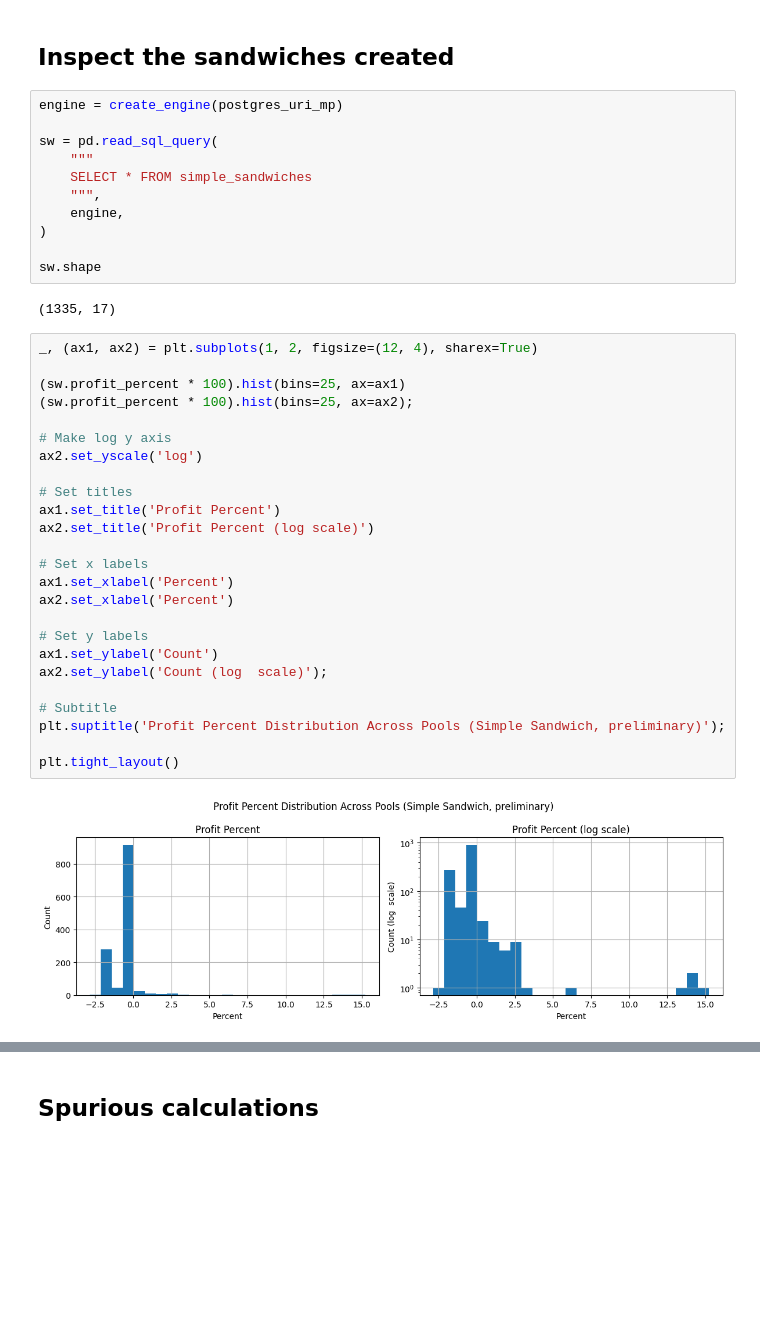
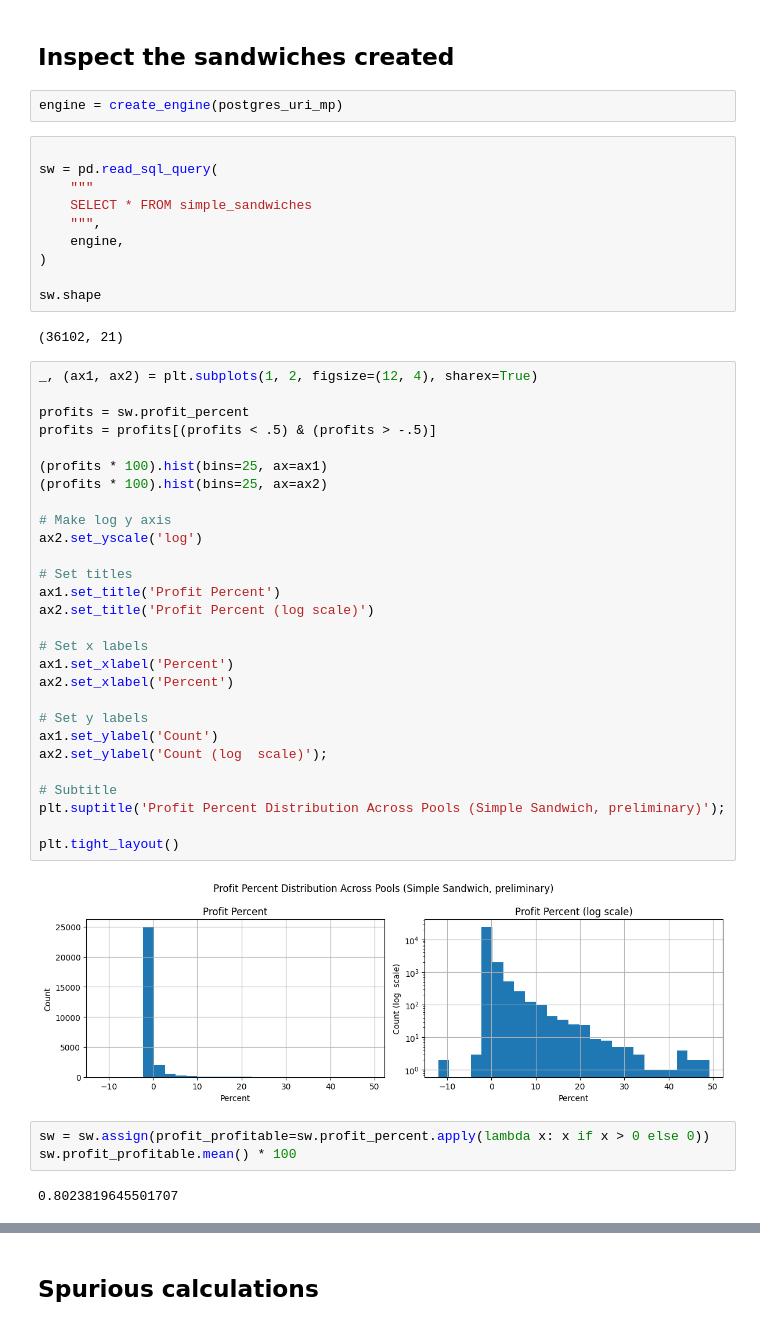
Before and after one commit to ankile/defi-measurement, a Jupyter notebook: experiments/calculate_simple_sandwich.ipynb, the cells around one changed output, grey strips where cells are left out. Saved outputs shown, nothing was run; the diff lists cells and outputs as text; blank space fills up the shorter version.

```diff
--- a/experiments/calculate_simple_sandwich.ipynb
+++ b/experiments/calculate_simple_sandwich.ipynb
@@ -175,8 +227,9 @@ auto_sandwich_mev(
 AutoSandwichResult(profit=-6284193032.0, gas_fee=0.007010483569918752, frontrun_input=6353019714355.0, price_baseline=4.3577930944809406e-05, price_frontrun=4.4178991727856794e-05, price_user=4.417908 ...
 # %% [markdown]
 ## Inspect the sandwiches created
+# %%
+engine = create_engine(postgres_uri_mp)
 # %%
-engine = create_engine(postgres_uri_mp)
 
 sw = pd.read_sql_query(
     """
@@ -187,31 +240,39 @@ sw = pd.read_sql_query(
 
 sw.shape
 # %% [output]
-(1335, 17)
+(36102, 21)
 # %%
 _, (ax1, ax2) = plt.subplots(1, 2, figsize=(12, 4), sharex=True)
 
-(sw.profit_percent * 100).hist(bins=25, ax=ax1)
-(sw.profit_percent * 100).hist(bins=25, ax=ax2);
+profits = sw.profit_percent
+profits = profits[(profits < .5) & (profits > -.5)]
+
+(profits * 100).hist(bins=25, ax=ax1)
+(profits * 100).hist(bins=25, ax=ax2)
 
 # Make log y axis
 ax2.set_yscale('log')
 
 # Set titles
 ax1.set_title('Profit Percent')
 ax2.set_title('Profit Percent (log scale)')
 
 # Set x labels
 ax1.set_xlabel('Percent')
 ax2.set_xlabel('Percent')
 
 # Set y labels
 ax1.set_ylabel('Count')
 ax2.set_ylabel('Count (log  scale)');
 
 # Subtitle
 plt.suptitle('Profit Percent Distribution Across Pools (Simple Sandwich, preliminary)');
 
 plt.tight_layout()
 # %% [output]
-[figure, old version]
+[figure, new version]
+# %%
+sw = sw.assign(profit_profitable=sw.profit_percent.apply(lambda x: x if x > 0 else 0))
+sw.profit_profitable.mean() * 100
+# %% [output]
+0.8023819645501707
```
Also changed, not shown: parts of 13 cells of this notebook, 2 other files.
